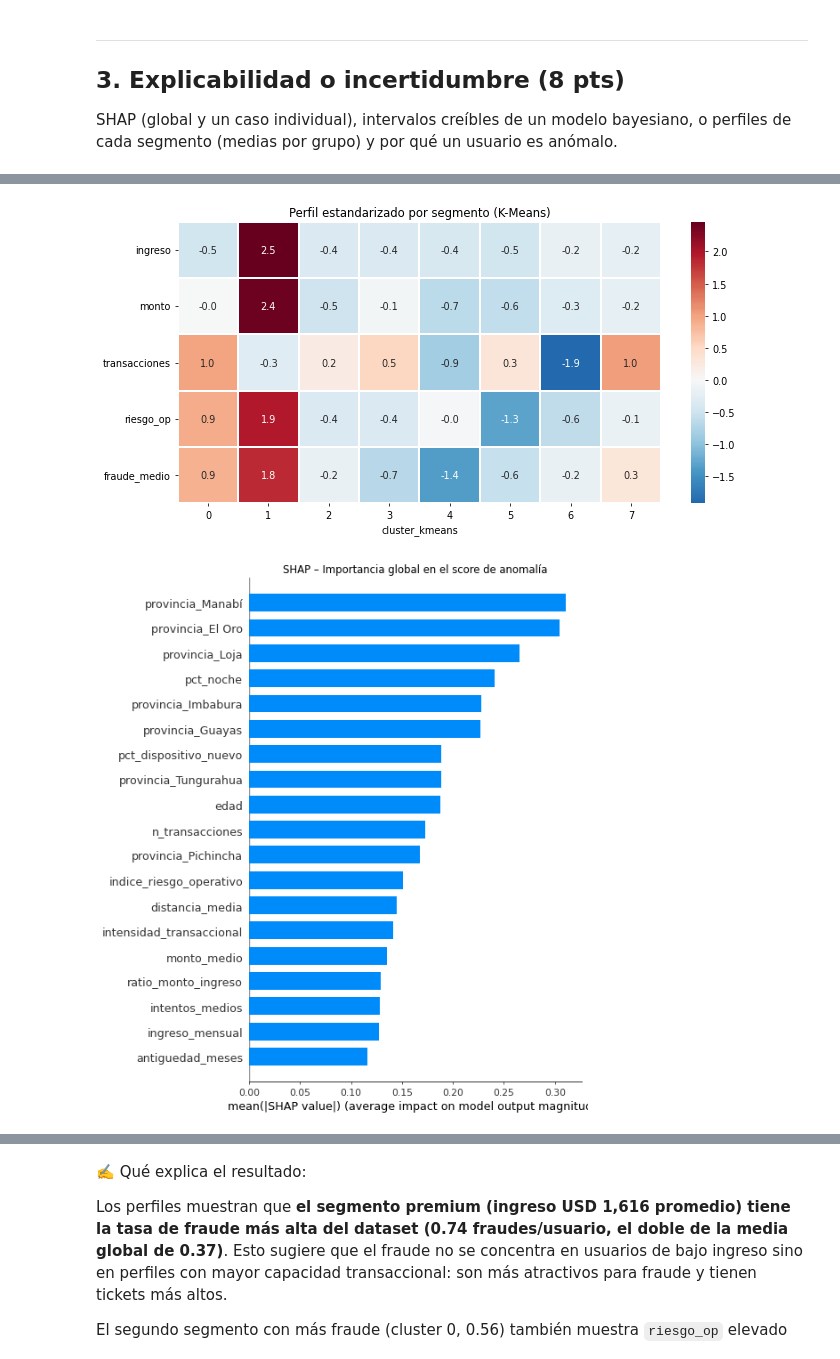
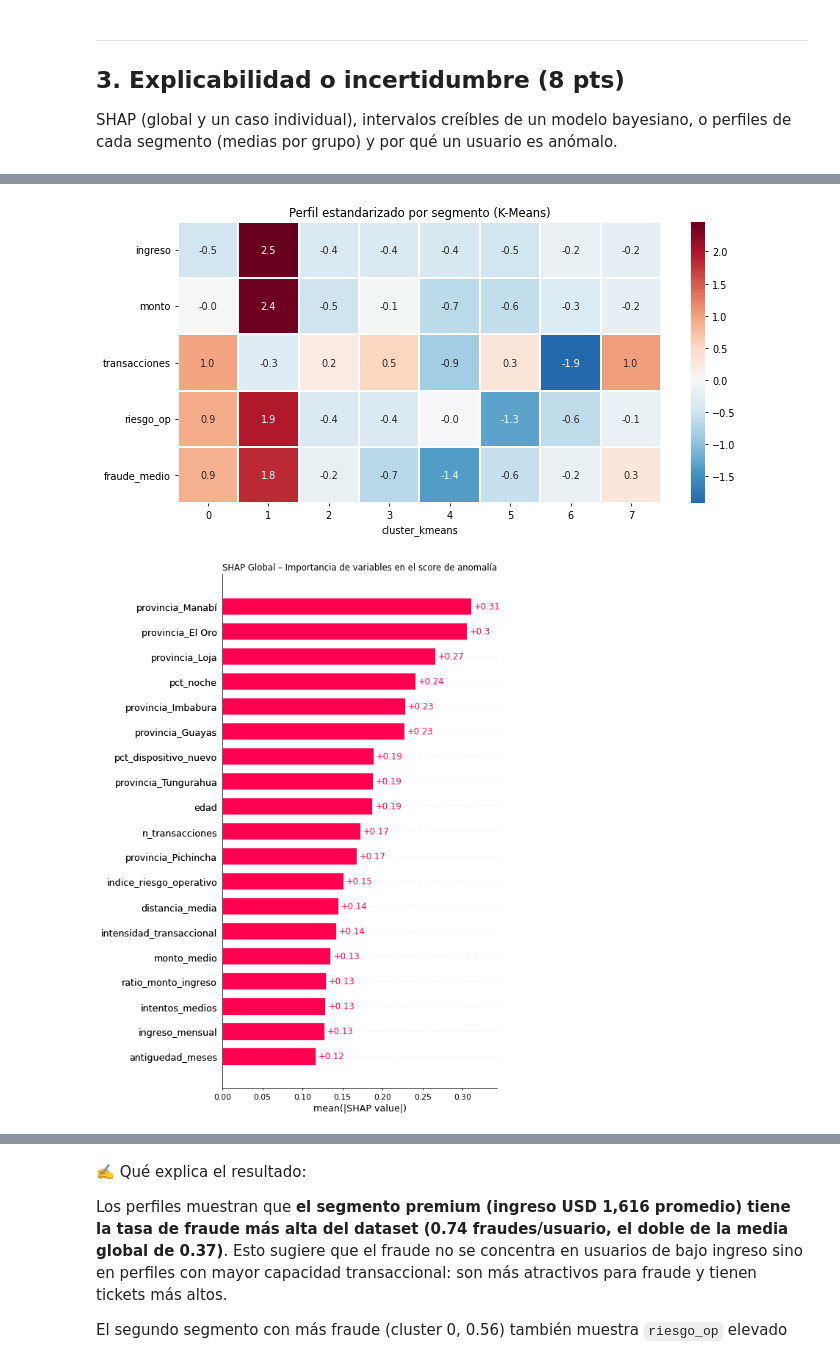
Before and after one commit to mdrobalino/diplomado-m6-maria-dolores-robalino, a Jupyter notebook: proyecto.ipynb, the cells around one changed output, grey strips where cells are left out. Drawn from its saved outputs; the diff is of its cells as text; code cells hidden in the pictures.

```diff
--- a/proyecto.ipynb
+++ b/proyecto.ipynb
@@ -295,6 +295,13 @@ pero no como segmentación principal (deja demasiados usuarios fuera).
 SHAP (global y un caso individual), intervalos creíbles de un modelo bayesiano, o perfiles de cada segmento (medias por grupo) y por qué un usuario es anómalo.
 # %%
 # ✏️ Explicabilidad
+
+import shap
+import matplotlib.pyplot as plt
+import seaborn as sns
+import pandas as pd
+import numpy as np
+
 # --- 3.1 Perfiles de cada segmento ---
 perfil = df.groupby('cluster_kmeans').agg(
     usuarios=('usuario_id', 'count'),
@@ -309,52 +316,90 @@ perfil['% del total'] = (perfil['usuarios'] / len(df) * 100).round(1)
 print("=== PERFIL DE CADA SEGMENTO ===")
 print(perfil.to_string())
 
-# Heatmap estandarizado para comparar segmentos
-z = (perfil[['ingreso','monto','transacciones','riesgo_op','fraude_medio']] -
-     perfil[['ingreso','monto','transacciones','riesgo_op','fraude_medio']].mean()) / \
-     perfil[['ingreso','monto','transacciones','riesgo_op','fraude_medio']].std()
+# Heatmap estandarizado
+cols_heatmap = ['ingreso', 'monto', 'transacciones', 'riesgo_op', 'fraude_medio']
+z = (perfil[cols_heatmap] - perfil[cols_heatmap].mean()) / perfil[cols_heatmap].std()
 
 plt.figure(figsize=(10, 5))
 sns.heatmap(z.T, annot=True, fmt='.1f', cmap='RdBu_r', center=0, linewidths=0.5)
 plt.title('Perfil estandarizado por segmento (K-Means)')
-plt.tight_layout(); plt.show()
+plt.tight_layout()
+plt.show()
 
-# --- 3.2 SHAP sobre Isolation Forest (global + local) ---
-iso_exp = IsolationForest(contamination=0.05, random_state=42).fit(X_scaled)
-explainer = shap.TreeExplainer(iso_exp)
+
+# --- 3.2 SHAP sobre Isolation Forest ---
+explainer = shap.TreeExplainer(iso)
 shap_values = explainer.shap_values(X_scaled)
 
-# Para interpretar como "contribución al score_anomalia" (= -score_samples),
-# se niegan los SHAP:
+# Aseguramos matriz 2D y negamos para que positivo = anomalía
+if isinstance(shap_values, list):
+    shap_values = shap_values[0]
 shap_values = -shap_values
 
+# --- SOLUCIÓN AL NOMBRE DE COLUMNAS ---
+# Detectamos de dónde sacar los nombres sin importar qué bloque 2 se usó
+if 'preprocesador' in globals():
+    nombres_columnas = preprocesador.get_feature_names_out()
+    nombres_limpios = [c.replace('num__', '').replace('cat__', '') for c in nombres_columnas]
+elif 'X' in globals():
+    nombres_limpios = X.columns.tolist()
+else:
+    nombres_limpios = [f'Variable_{i}' for i in range(X_scaled.shape[1])]
+
+# Creamos el arreglo de valores base
+base_scalar = float(np.squeeze(explainer.expected_value)) * -1
+base_values_array = np.full(X_scaled.shape[0], base_scalar)
+
+# Empaquetamos en el objeto Explanation
+exp_global = shap.Explanation(
+    values=shap_values,
+    base_values=base_values_array,
+    data=X_scaled,
+    feature_names=nombres_limpios
+)
+
+# --- 3.2.1 SHAP GLOBAL ---
 plt.figure(figsize=(10, 5))
-shap.summary_plot(shap_values, X_scaled, feature_names=X.columns,
-                  plot_type='bar', show=False)
-plt.title('SHAP – Importancia global en el score de anomalía')
-plt.tight_layout(); plt.show()
+shap.plots.bar(exp_global, max_display=20, show=False)
+plt.title('SHAP Global – Importancia de variables en el score de anomalía', fontsize=12)
+plt.tight_layout()
+plt.show()
 
-idx_top = int(df['score_anomalia'].idxmax())
-print(f"\nUsuario más anómalo: {df.loc[idx_top,'usuario_id']} "
-      f"(score = {df.loc[idx_top,'score_anomalia']:.4f})")
+# --- 3.2.2 SHAP LOCAL (Usuario más anómalo) ---
+idx_top = df['score_anomalia'].idxmax()
+usuario_top = df.loc[idx_top, 'usuario_id']
+score_top = df.loc[idx_top, 'score_anomalia']
 
+print(f"\n=== ANÁLISIS LOCAL: Usuario más anómalo ===")
+print(f"ID: {usuario_top} | Score de anomalía: {score_top:.4f}\n")
+
+# Tabla de contribución de variables
 df_local = pd.DataFrame({
-    'Variable': X.columns,
-    'Valor':    X_scaled[idx_top],
-    'SHAP':     shap_values[idx_top]
-}).sort_values('SHAP', key=abs, ascending=False)
+    'Variable': nombres_limpios,
+    'Z-score': X_scaled[idx_top].round(2),
+    'SHAP (Impacto)': shap_values[idx_top].round(4)
+}).sort_values('SHAP (Impacto)', key=abs, ascending=False)
+
 print(df_local.head(8).to_string(index=False))
+
+# Gráfico de cascada (Waterfall)
+plt.figure(figsize=(10, 5))
+exp_local = exp_global[idx_top]
+shap.plots.waterfall(exp_local, max_display=10, show=False)
+plt.title(f'¿Por qué el usuario {usuario_top} es anómalo? (SHAP Local)', fontsize=12)
+plt.tight_layout()
+plt.show()
 # %% [output]
 === PERFIL DE CADA SEGMENTO ===
                 usuarios  ingreso   monto  transacciones  riesgo_op  fraude_medio  % del total
 cluster_kmeans
 0                     59   888.14   94.34           4.08       0.43          0.56          7.6
 1                     73  1616.40  215.39           3.77       0.52          0.74          9.4
 2                    202   910.81   68.49           3.89       0.32          0.36         26.1
 3                     33   912.75   90.79           3.97       0.32          0.27          4.3
 4                     43   898.70   60.98           3.63       0.35          0.14          5.5
 5                    259   884.58   64.30           3.92       0.24          0.29         33.4
 6                     59   955.99   78.40           3.37       0.30          0.36          7.6
 7                     47   947.12   83.65           4.09       0.34          0.45          6.1
 [figure]
-[figure, old version]
+[figure, new version]
```
Also changed, not shown: parts of 1 cell of this notebook.
